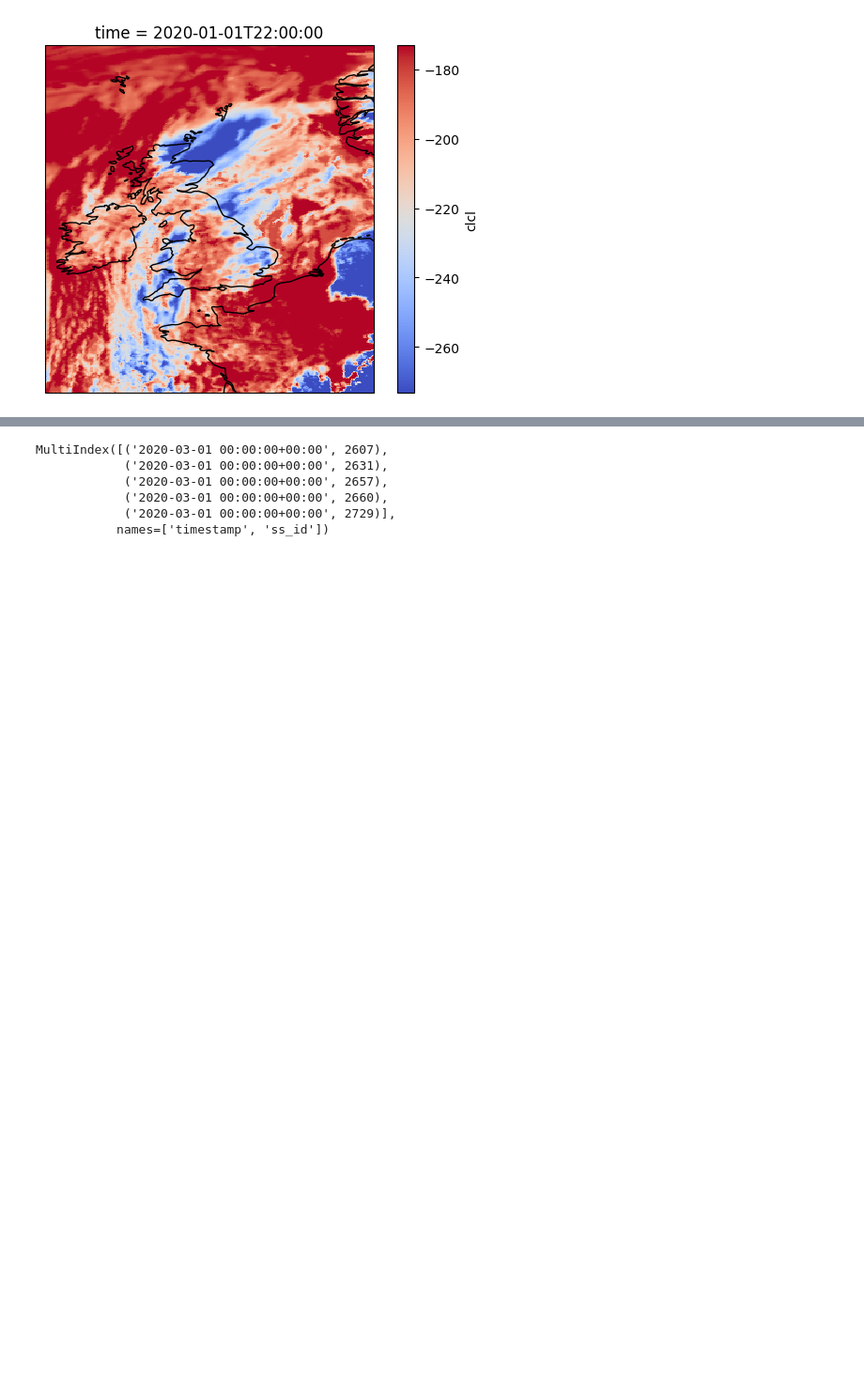
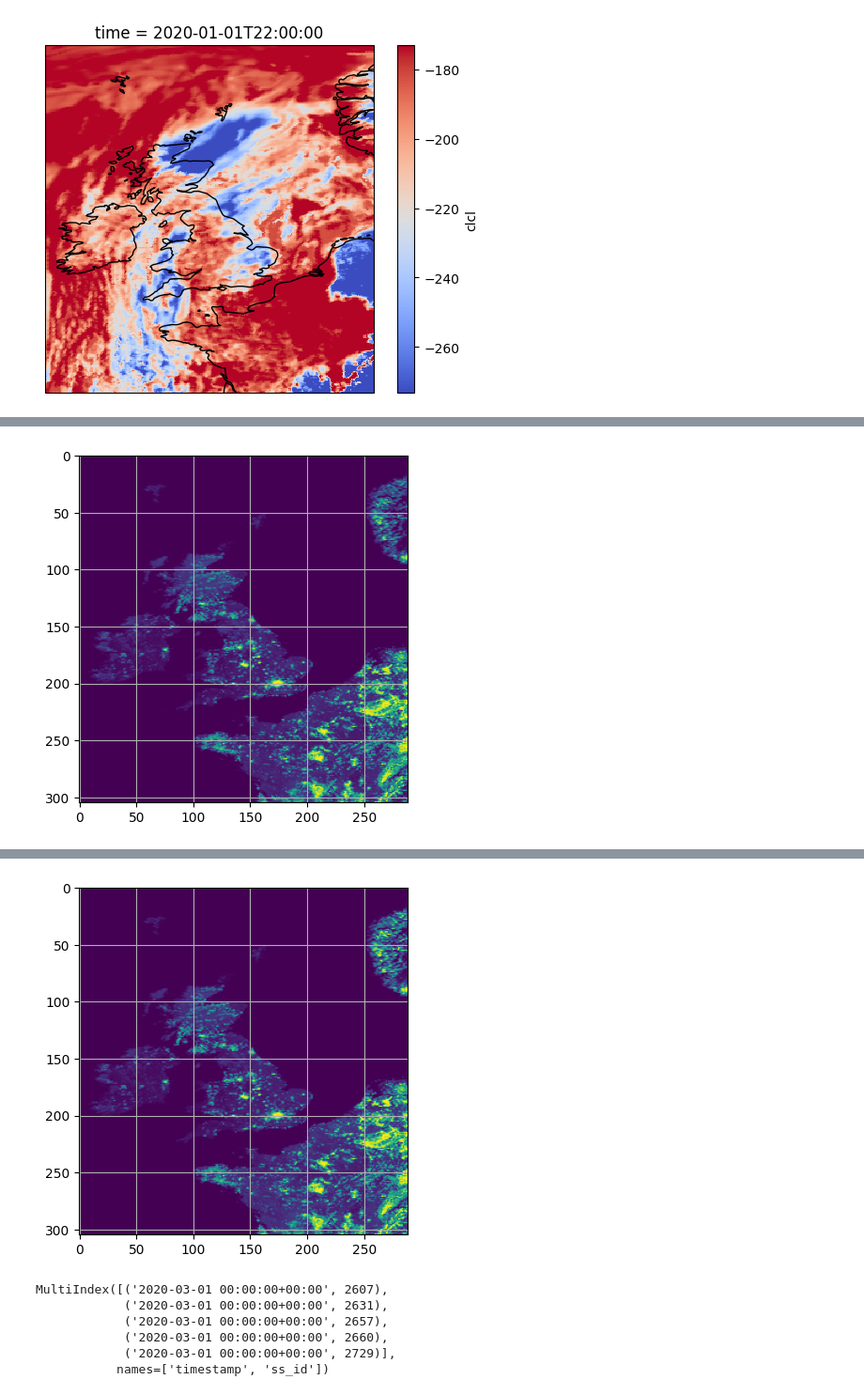
Before and after one commit to mlberkeley/climatehack2023, a Jupyter notebook: notebooks/Andrew_explores.ipynb, the cells around one changed output, grey strips where cells are left out. Shown at 94% size. Saved outputs shown, nothing was run; the diff lists cells and outputs as text; code cells hidden in the pictures; blank space fills up the shorter version.

```diff
--- a/notebooks/Andrew_explores.ipynb
+++ b/notebooks/Andrew_explores.ipynb
@@ -187,3 +225,16 @@ plot_weather_at_time(2020, 1, 1, 22, 0, channel = "clcl")
 2020-01-01 22:00:00
 [5]
 [figure]
+# %%
+channel_names = np.array(['alb_rad', 'aswdifd_s', 'aswdir_s', 'cape_con', 'clch', 'clcl', 'clcm', 'clct', 'h_snow', 'omega_1000', 'omega_700', 'omega_850', 'omega_950', 'pmsl', 'relhum_2m', 'runoff_g', 'runoff_s', 't_2m', 't_500', 't_850', 't_950', 't_g', 'td_2m', 'tot_prec', 'u_10m', 'u_50', 'u_500', 'u_850', 'u_950', 'v_10m', 'v_50', 'v_500', 'v_850', 'v_950', 'vmax_10m', 'w_snow', 'ww', 'z0'])
+idx = np.where(channel_names == "relhum_2m")[0].item() #z0
+idx_z0 = np.where(channel_names == "z0")[0].item() #z0
+print(idx)
+plt.imshow(get_weather_at_time(2020, 5, 2, 10, 0)[idx_z0][::-1])
+plt.grid()
+plt.show()
+plt.imshow(get_weather_at_time(2021, 9, 2, 16, 0)[idx_z0][::-1])
+plt.grid()
+plt.show()
+#Weather is actually lined up!!!
+# %% [output]
@@ -189,0 +243 @@ plot_weather_at_time(2020, 1, 1, 22, 0, channel = "clcl")
+[figure, added]
@@ -190,3 +245,4 @@ plot_weather_at_time(2020, 1, 1, 22, 0, channel = "clcl")
+[figure, added]
 # %%
 ##skipping aerosols bc meh
 # %%
```
Also changed, not shown: parts of 5 cells of this notebook.
